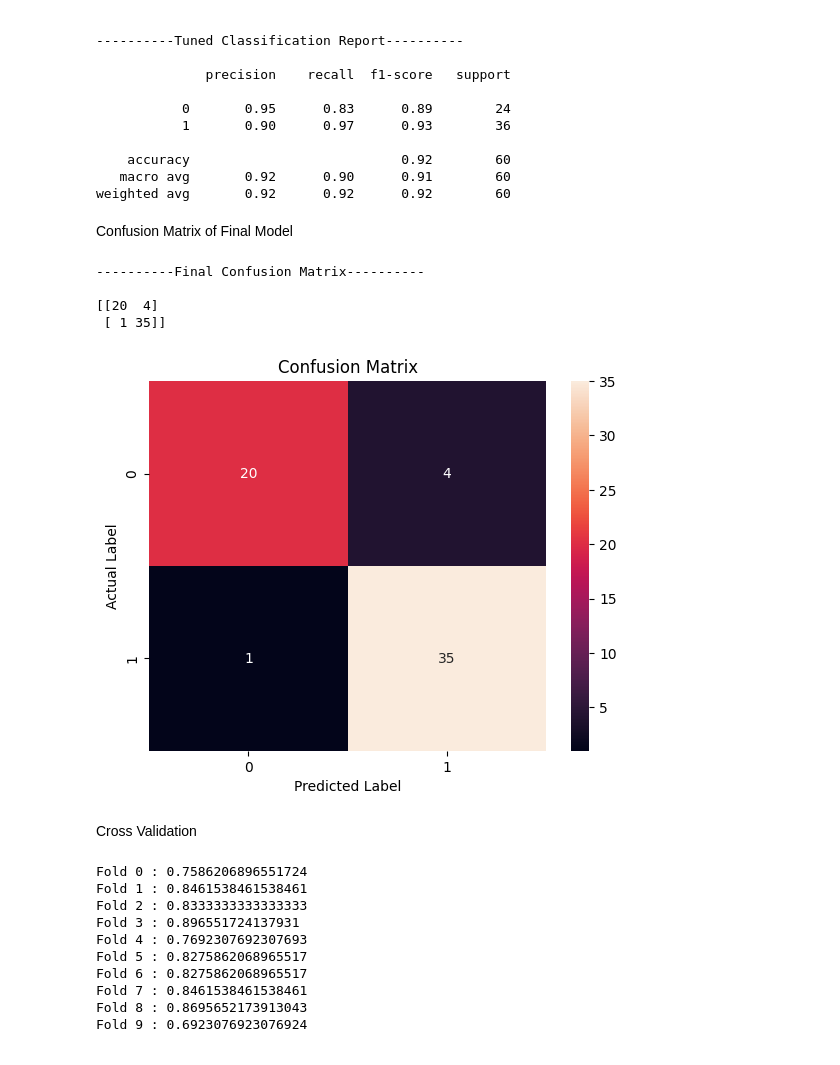
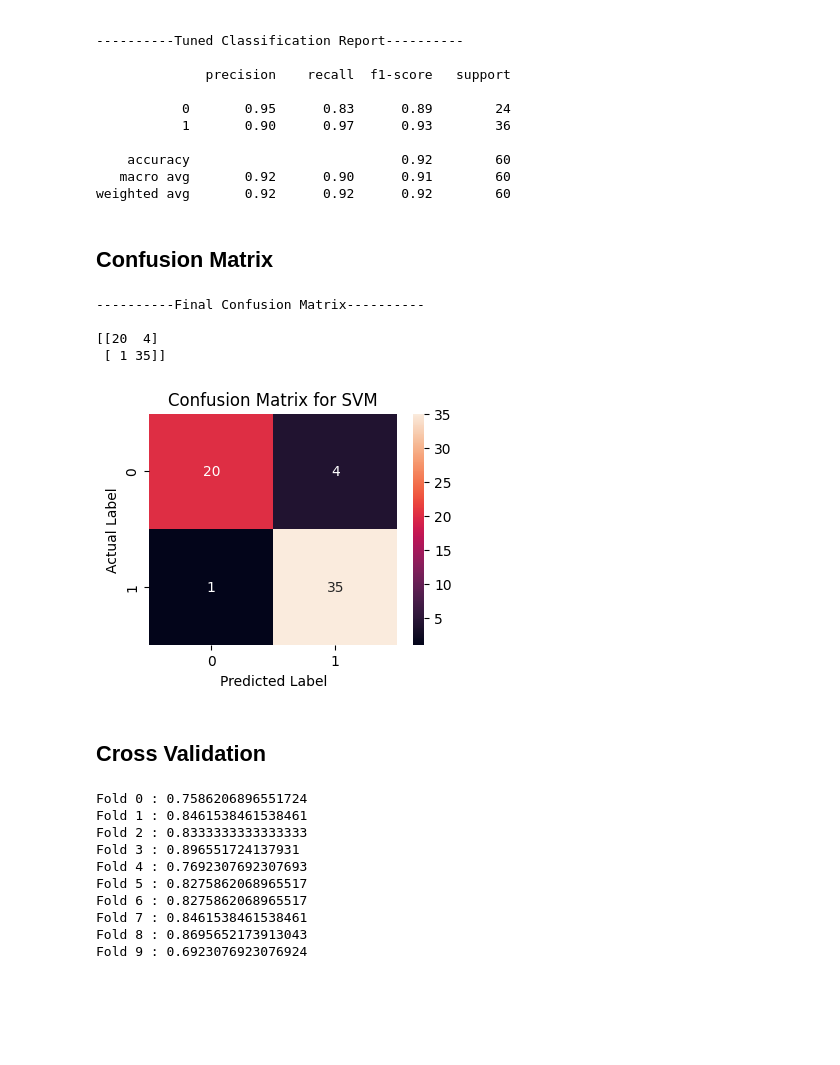
Before and after one commit to kruthi-sb/Cardiac_Events_ML, a Jupyter notebook: ML/SVM.ipynb, the cells around one changed output. Cells and saved outputs as stored; diff of their text form; code cells hidden in the pictures; blank space fills up the shorter version.

Commit message:
completed SVM with all the curves. GS didn't yeild

```diff
--- a/ML/SVM.ipynb
+++ b/ML/SVM.ipynb
@@ -106,10 +109,11 @@ from sklearn.svm import SVC
 import numpy as np
 param_grid = {'C': np.arange(0.1, 5.0),
                 'kernel': ['rbf', 'poly', 'sigmoid', 'linear'],
-                'random_state': [42]}
+                'gamma': ['scale', 'auto']
+                }
 
-grid = GridSearchCV(SVC(), param_grid, cv = 5, scoring='f1', verbose = 3, n_jobs = -1)
-grid.fit(X_train, y_train)
+grid = GridSearchCV(SVC(random_state = 42), param_grid, cv = 3, scoring='accuracy', verbose = 3, n_jobs = -1)
+svm_not_used = grid.fit(X_train, y_train)
 
 # Print the best parameters
 print("best parameters: ", grid.best_params_)
@@ -125,20 +129,22 @@ Final Model
 # %%
 # Initialize the tuned model
 from sklearn.svm import SVC
-svm_tuned = SVC(C=1.1 , kernel = 'linear', gamma = 'auto', random_state=42)
+svm = SVC(C=1.1 , kernel = 'linear', gamma = 'auto', random_state=42, probability=True)
 # kernel = 'linear' kernel means that the data is linearly separable.
 # gamma = 'auto' gamma is the parameter for the kernel, which determines the influence of a single training example.
 # here, gamma = 'auto' = 1/n_features.
 # C is the penalty parameter for the error term.
 # It controls the trade off between smooth decision boundary and classifying the training points correctly.
+# Probability = True is used to get the probability of the prediction, which is used in the ROC curve.
 
 # Fit the model to the training data
-svm_tuned.fit(X_train, y_train)
+svm.fit(X_train, y_train)
 
 # Make predictions on the test data
-y_pred = svm_tuned.predict(X_test)
+y_pred = svm.predict(X_test)
 
 #---------------------------------Evaluating the model---------------------------------
+
 from sklearn.metrics import accuracy_score, precision_score, recall_score, f1_score
 print("\n----------Tuned SVM Metrics----------\n")
 print("Accuracy:", accuracy_score(y_test, y_pred))
@@ -169,31 +175,32 @@ F1 Score: 0.9333333333333333
     accuracy                           0.92        60
    macro avg       0.92      0.90      0.91        60
 weighted avg       0.92      0.92      0.92        60
-# %% [markdown]
-Confusion Matrix of Final Model
+# %% [markdown]
+## Confusion Matrix
 # %%
 #confusion_matrix
 print("\n----------Final Confusion Matrix----------\n")
 from sklearn.metrics import confusion_matrix
 cm = confusion_matrix(y_test, y_pred)
 print(cm)
 
 #visualizing the confusion matrix
 import matplotlib.pyplot as plt
 import seaborn as sns
+axes, fig = plt.subplots(figsize=(4,3))
 sns.heatmap(cm, annot=True, fmt="d")
-plt.title("Confusion Matrix")
+plt.title("Confusion Matrix for SVM")
 plt.ylabel("Actual Label")
 plt.xlabel("Predicted Label")
 plt.show()
 # %% [output]
 ----------Final Confusion Matrix----------
 
 [[20  4]
  [ 1 35]]
-[figure, old version]
+[figure, new version]
-# %% [markdown]
-Cross Validation
+# %% [markdown]
+## Cross Validation
 # %%
 #cross validation for 10 folds
 from sklearn.model_selection import cross_val_score
```
Also changed, not shown: parts of 21 cells of this notebook.
